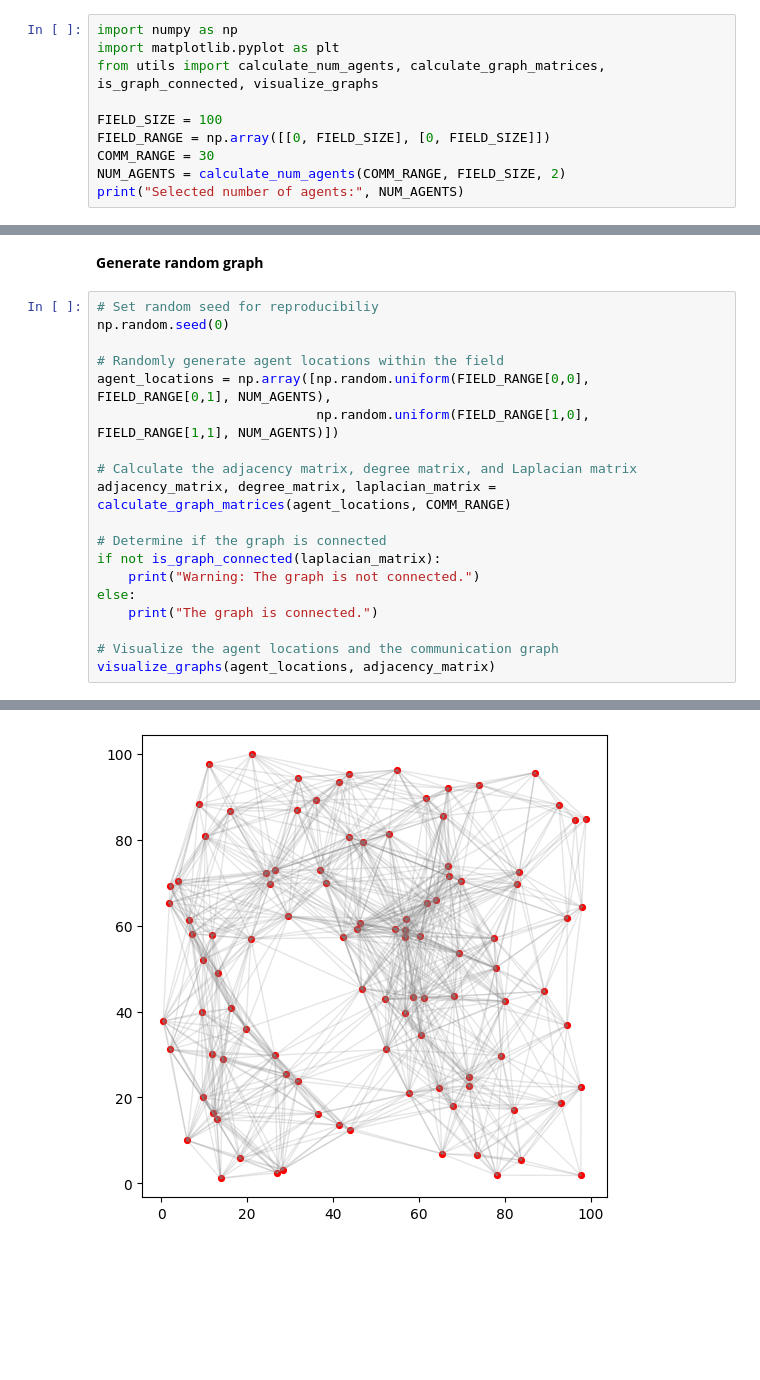
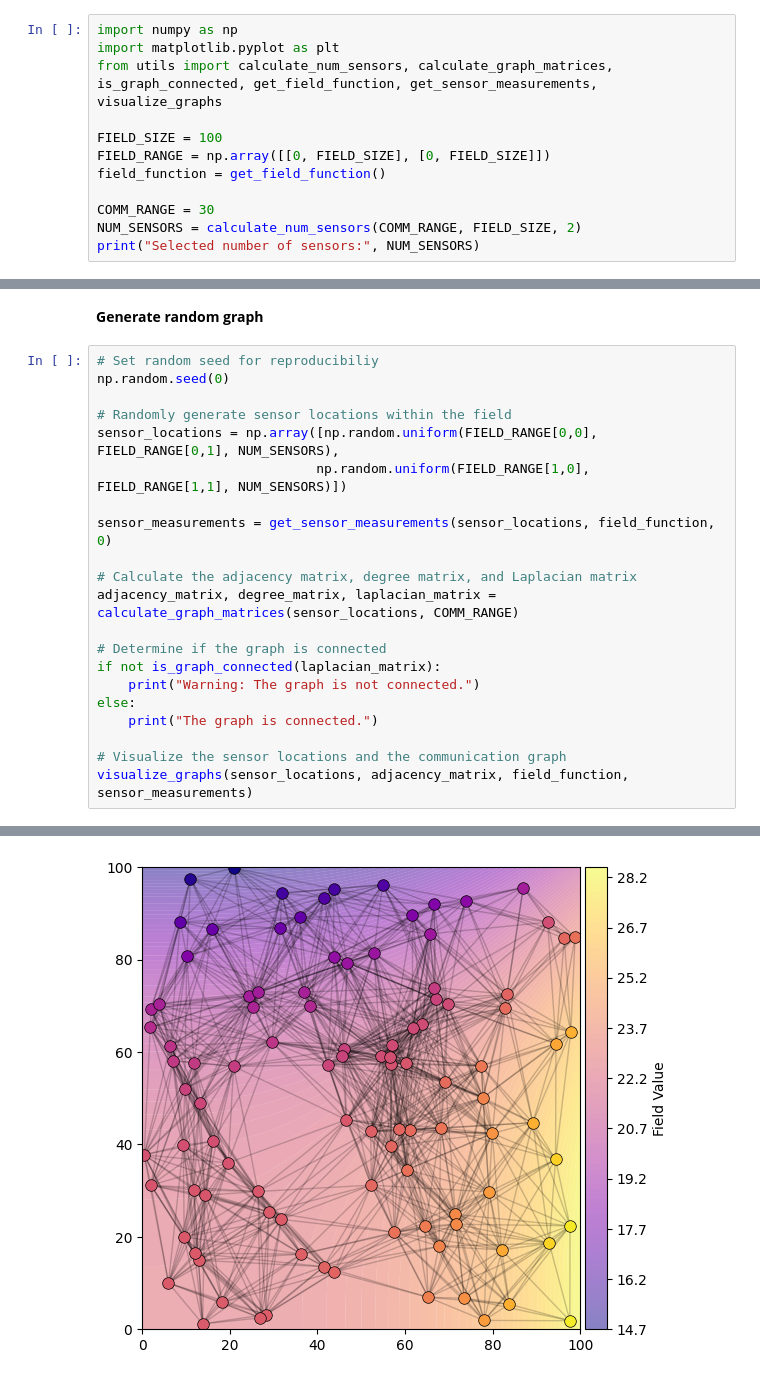
Before and after one commit to josephine-king/EE4540_Project, a Jupyter notebook: distributed_project.ipynb, the cells around one changed output, grey strips where cells are left out. Cells and saved outputs as stored; diff of their text form; blank space fills up the shorter version.

Commit message:
adding sensor measurements and updating plotting

```diff
--- a/distributed_project.ipynb
+++ b/distributed_project.ipynb
@@ -3,11 +3,13 @@
 # %%
 import numpy as np
 import matplotlib.pyplot as plt
-from utils import calculate_num_agents, calculate_graph_matrices, is_graph_connected, visualize_graphs
+from utils import calculate_num_sensors, calculate_graph_matrices, is_graph_connected, get_field_function, get_sensor_measurements, visualize_graphs
 
 FIELD_SIZE = 100
 FIELD_RANGE = np.array([[0, FIELD_SIZE], [0, FIELD_SIZE]])
+field_function = get_field_function()
+
 COMM_RANGE = 30
-NUM_AGENTS = calculate_num_agents(COMM_RANGE, FIELD_SIZE, 2)
-print("Selected number of agents:", NUM_AGENTS)
+NUM_SENSORS = calculate_num_sensors(COMM_RANGE, FIELD_SIZE, 2)
+print("Selected number of sensors:", NUM_SENSORS)
 # %% [output]
@@ -17,22 +19,24 @@ Selected number of agents: 103
 # %%
 # Set random seed for reproducibiliy
 np.random.seed(0)
 
-# Randomly generate agent locations within the field
-agent_locations = np.array([np.random.uniform(FIELD_RANGE[0,0], FIELD_RANGE[0,1], NUM_AGENTS),
-                            np.random.uniform(FIELD_RANGE[1,0], FIELD_RANGE[1,1], NUM_AGENTS)])
+# Randomly generate sensor locations within the field
+sensor_locations = np.array([np.random.uniform(FIELD_RANGE[0,0], FIELD_RANGE[0,1], NUM_SENSORS),
+                            np.random.uniform(FIELD_RANGE[1,0], FIELD_RANGE[1,1], NUM_SENSORS)])
+
+sensor_measurements = get_sensor_measurements(sensor_locations, field_function, 0)
 
 # Calculate the adjacency matrix, degree matrix, and Laplacian matrix
-adjacency_matrix, degree_matrix, laplacian_matrix = calculate_graph_matrices(agent_locations, COMM_RANGE)
+adjacency_matrix, degree_matrix, laplacian_matrix = calculate_graph_matrices(sensor_locations, COMM_RANGE)
 
 # Determine if the graph is connected
 if not is_graph_connected(laplacian_matrix):
     print("Warning: The graph is not connected.")
 else:
     print("The graph is connected.")
 
-# Visualize the agent locations and the communication graph
-visualize_graphs(agent_locations, adjacency_matrix)
+# Visualize the sensor locations and the communication graph
+visualize_graphs(sensor_locations, adjacency_matrix, field_function, sensor_measurements)
 # %% [output]
 The graph is connected.
-[figure, old version]
+[figure, new version]
```
Also changed, not shown: parts of 1 cell of this notebook, 1 other file.
